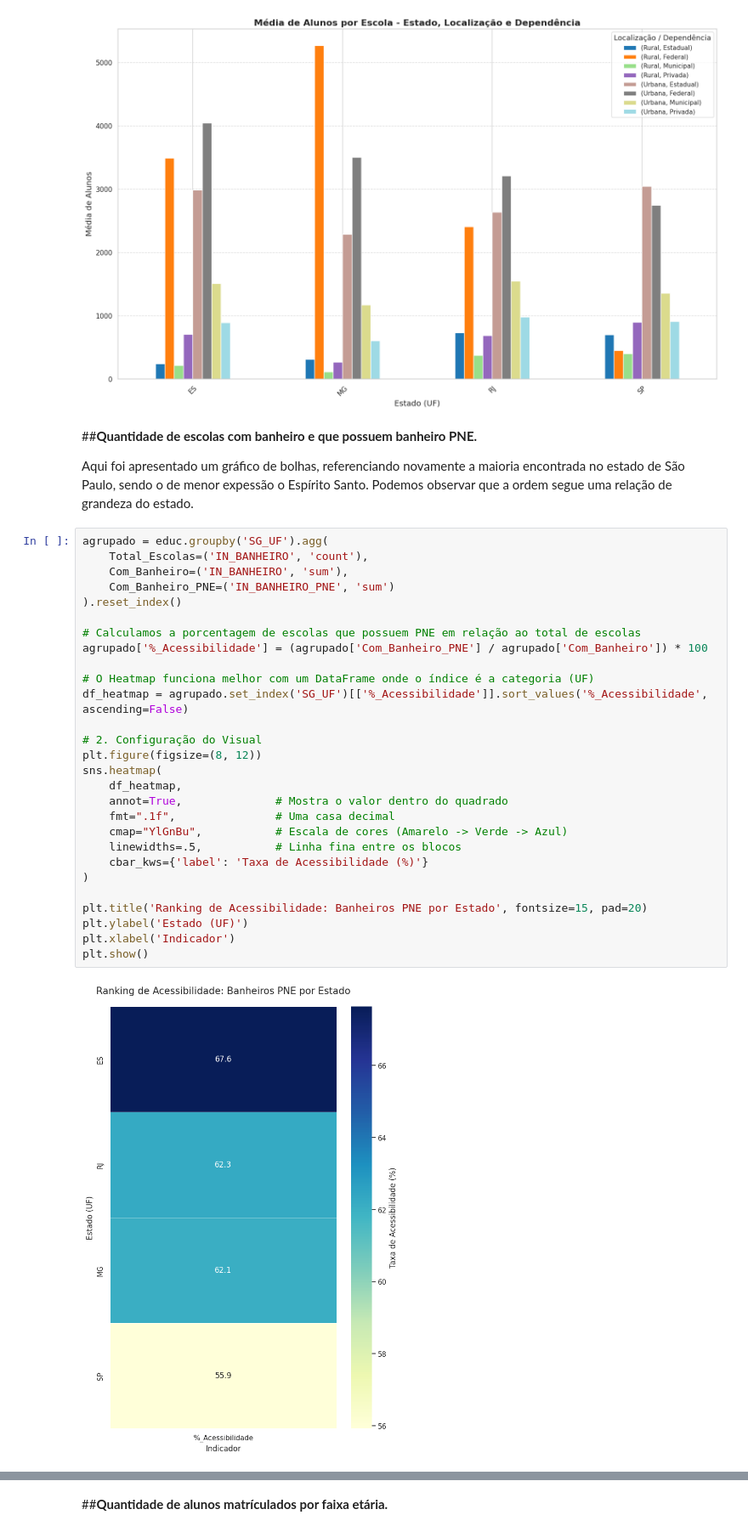
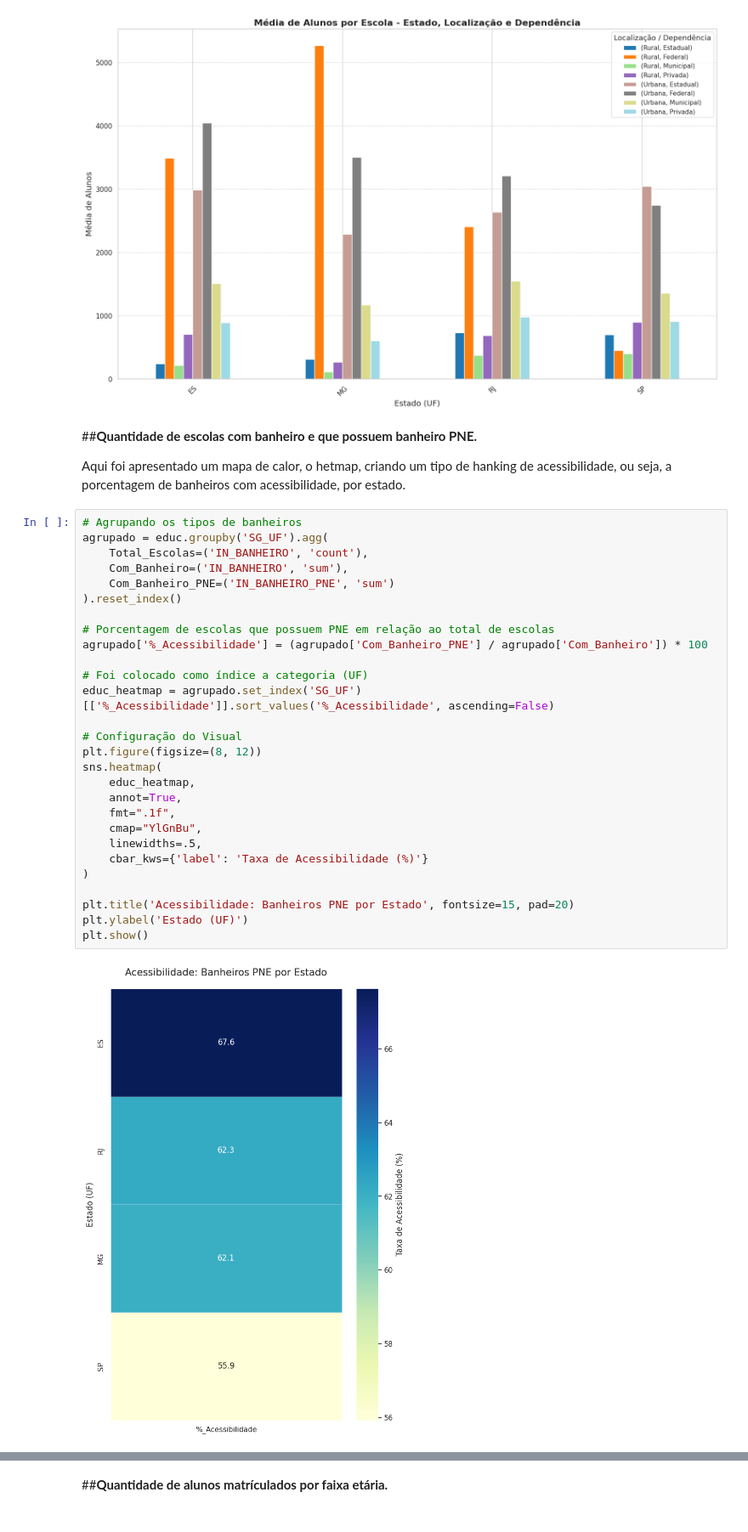
Before and after one commit to ACOELHO1976/Analise_Exploratoria, a Jupyter notebook: mvpAnalisededados.ipynb, the cells around one changed output, grey strips where cells are left out. Shown at 85% size. Saved outputs shown, nothing was run; the diff lists cells and outputs as text.

```diff
--- a/mvpAnalisededados.ipynb
+++ b/mvpAnalisededados.ipynb
@@ -263,38 +263,37 @@ plt.tight_layout()
 plt.show()
 # %% [output]
 [figure]
-# %% [markdown]
-##**Quantidade de escolas com banheiro e que possuem banheiro PNE.**
-
-Aqui foi apresentado um gráfico de bolhas, referenciando novamente a maioria encontrada no estado de São Paulo, sendo o de menor expessão o Espírito Santo.
-Podemos observar que a ordem segue uma relação de grandeza do estado.
+# %% [markdown]
+##**Quantidade de escolas com banheiro e que possuem banheiro PNE.**
+
+Aqui foi apresentado um mapa de calor, o hetmap, criando um tipo de hanking de acessibilidade, ou seja, a porcentagem de banheiros com acessibilidade, por estado.
 # %%
+# Agrupando os tipos de banheiros
 agrupado = educ.groupby('SG_UF').agg(
     Total_Escolas=('IN_BANHEIRO', 'count'),
     Com_Banheiro=('IN_BANHEIRO', 'sum'),
     Com_Banheiro_PNE=('IN_BANHEIRO_PNE', 'sum')
 ).reset_index()
 
-# Calculamos a porcentagem de escolas que possuem PNE em relação ao total de escolas
+# Porcentagem de escolas que possuem PNE em relação ao total de escolas
 agrupado['%_Acessibilidade'] = (agrupado['Com_Banheiro_PNE'] / agrupado['Com_Banheiro']) * 100
 
-# O Heatmap funciona melhor com um DataFrame onde o índice é a categoria (UF)
-df_heatmap = agrupado.set_index('SG_UF')[['%_Acessibilidade']].sort_values('%_Acessibilidade', ascending=False)
+# Foi colocado como índice a categoria (UF)
+educ_heatmap = agrupado.set_index('SG_UF')[['%_Acessibilidade']].sort_values('%_Acessibilidade', ascending=False)
 
-# 2. Configuração do Visual
+# Configuração do Visual
 plt.figure(figsize=(8, 12))
 sns.heatmap(
-    df_heatmap,
-    annot=True,              # Mostra o valor dentro do quadrado
-    fmt=".1f",               # Uma casa decimal
-    cmap="YlGnBu",           # Escala de cores (Amarelo -> Verde -> Azul)
-    linewidths=.5,           # Linha fina entre os blocos
+    educ_heatmap,
+    annot=True,
+    fmt=".1f",
+    cmap="YlGnBu",
+    linewidths=.5,
     cbar_kws={'label': 'Taxa de Acessibilidade (%)'}
 )
 
-plt.title('Ranking de Acessibilidade: Banheiros PNE por Estado', fontsize=15, pad=20)
+plt.title('Acessibilidade: Banheiros PNE por Estado', fontsize=15, pad=20)
 plt.ylabel('Estado (UF)')
-plt.xlabel('Indicador')
 plt.show()
 # %% [output]
-[figure, old version]
+[figure, new version]
```
Also changed, not shown: parts of 2 cells of this notebook.
